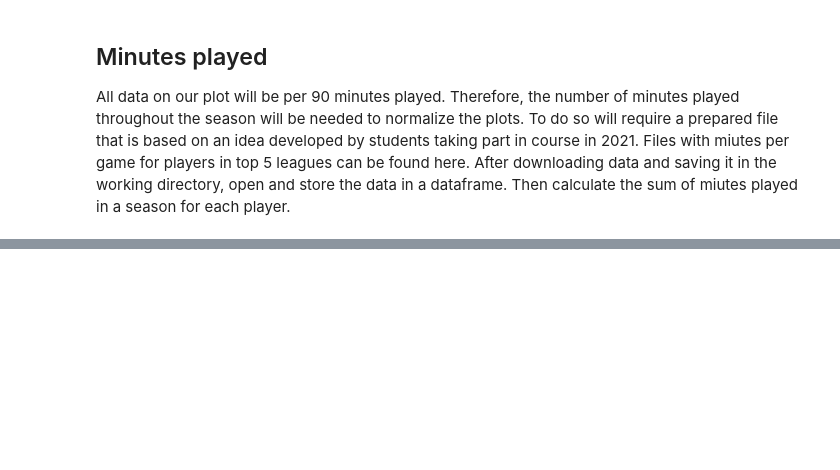
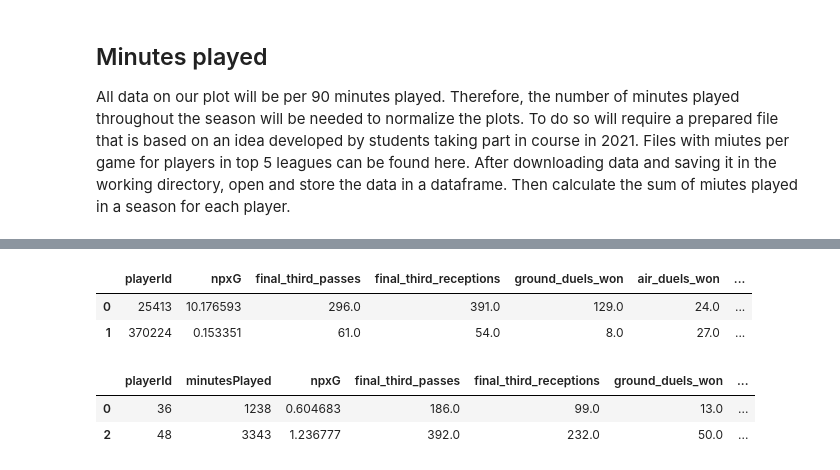
Before and after one commit to khoffLSU/footy_analytics, a Jupyter notebook: Radar Plots.ipynb, the cells around one changed output, grey strips where cells are left out. Saved outputs shown, nothing was run; the diff lists cells and outputs as text; code cells hidden in the pictures; blank space fills up the shorter version.

Commit message:
Add minutes played and create summary table

```diff
--- a/Radar Plots.ipynb
+++ b/Radar Plots.ipynb
@@ -349,0 +370,16 @@ All data on our plot will be per 90 minutes played. Therefore, the number of min
+# %%
+players = train["playerId"].unique()
+# %%
+summary = (pd.DataFrame(players, columns = ["playerId"])
+           .merge(npxg, how = "left", on = ["playerId"])
+           .merge(final_third, how = "left", on = ["playerId"])
+           .merge(duels, how = "left", on = ["playerId"])
+           .merge(smart_passes, how = "left", on = ["playerId"])
+           .merge(gakp, how = "left", on = ["playerId"])
+          )
+# %%
+summary.head(2)
+# %% [output]
+|  | playerId | npxG | final_third_passes | final_third_receptions | ground_duels_won | air_duels_won | ... |
+| 0 | 25413 | 10.176593 | 296.0 | 391.0 | 129.0 | 24.0 | ... |
+| 1 | 370224 | 0.153351 | 61.0 | 54.0 | 8.0 | 27.0 | ... |
@@ -349,0 +392,6 @@ All data on our plot will be per 90 minutes played. Therefore, the number of min
+# %%
+summary.head(2)
+# %% [output]
+|  | playerId | minutesPlayed | npxG | final_third_passes | final_third_receptions | ground_duels_won | ... |
+| 0 | 36 | 1238 | 0.604683 | 186.0 | 99.0 | 13.0 | ... |
+| 2 | 48 | 3343 | 1.236777 | 392.0 | 232.0 | 50.0 | ... |
```
Also changed, not shown: parts of 4 cells of this notebook.
